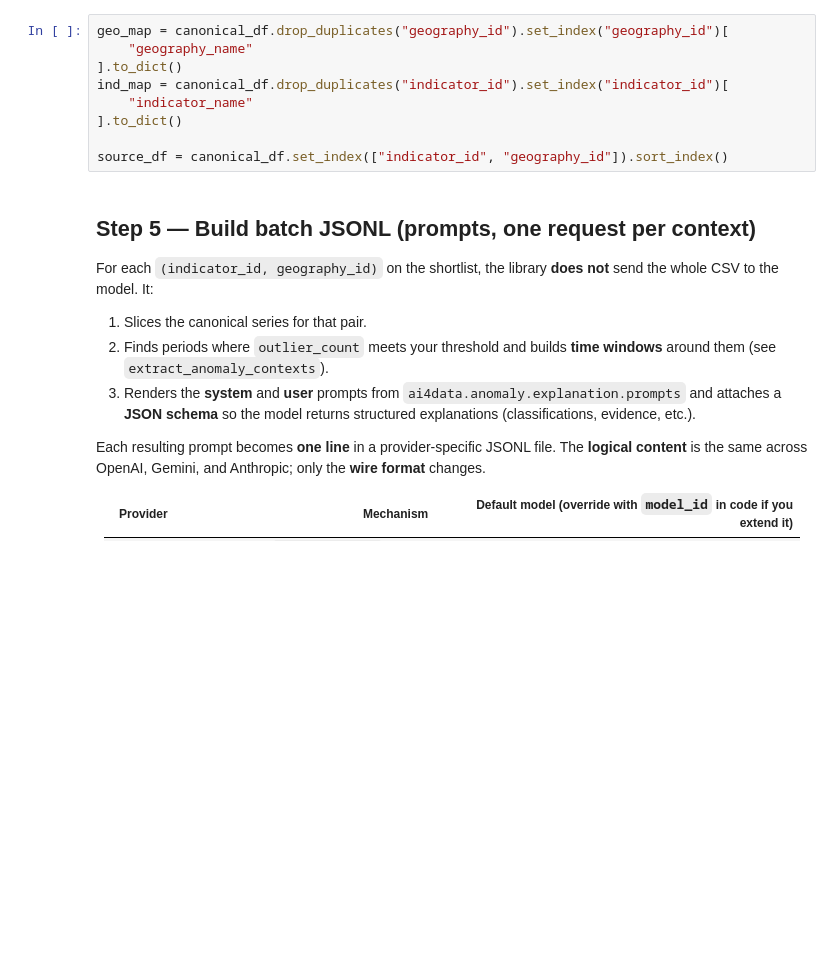
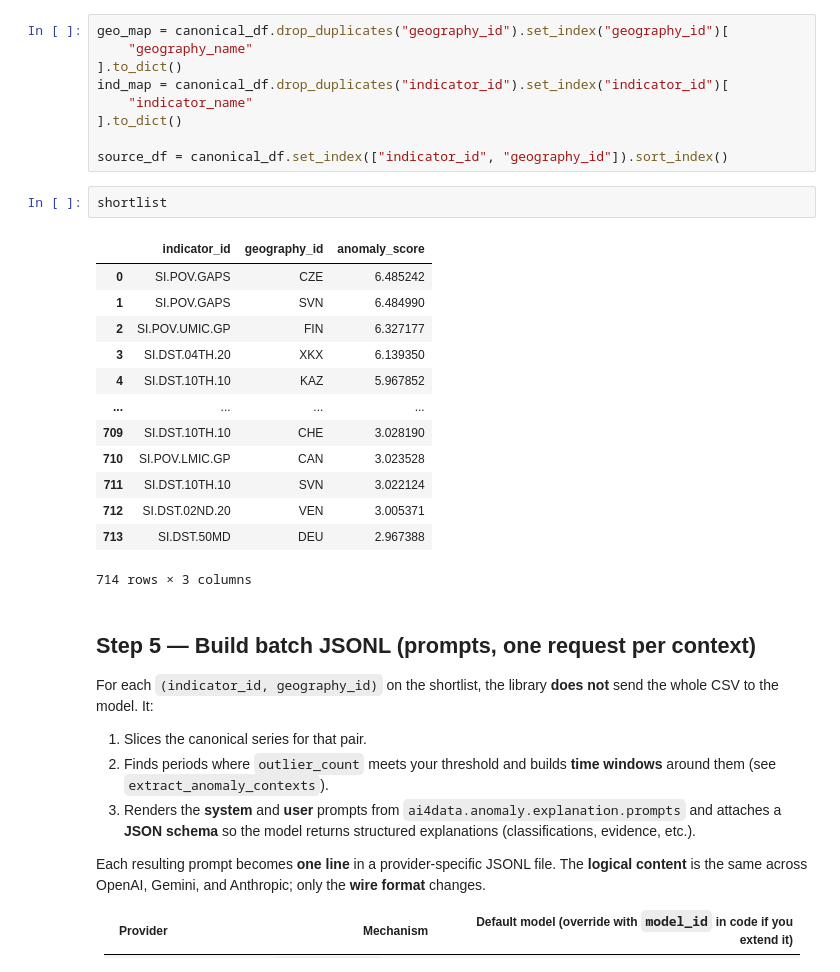
Before and after one commit to worldbank/ai4data, a Jupyter notebook: notebooks/data-anomaly/WDI_Long_Format_Anomaly_Explanation.ipynb, the cells around one changed output. Cells and saved outputs as stored; diff of their text form; blank space fills up the shorter version.

Commit message:
Add shortlist preview
Signed-off-by: Aivin V. Solatorio <avsolatorio@gmail.com>

```diff
--- a/notebooks/data-anomaly/WDI_Long_Format_Anomaly_Explanation.ipynb
+++ b/notebooks/data-anomaly/WDI_Long_Format_Anomaly_Explanation.ipynb
@@ -238,6 +238,22 @@ ind_map = canonical_df.drop_duplicates("indicator_id").set_index("indicator_id")
 ].to_dict()
 
 source_df = canonical_df.set_index(["indicator_id", "geography_id"]).sort_index()
+# %%
+shortlist
+# %% [output]
+|  | indicator_id | geography_id | anomaly_score |
+| 0 | SI.POV.GAPS | CZE | 6.485242 |
+| 1 | SI.POV.GAPS | SVN | 6.484990 |
+| 2 | SI.POV.UMIC.GP | FIN | 6.327177 |
+| 3 | SI.DST.04TH.20 | XKX | 6.139350 |
+| 4 | SI.DST.10TH.10 | KAZ | 5.967852 |
+| ... | ... | ... | ... |
+| 709 | SI.DST.10TH.10 | CHE | 3.028190 |
+| 710 | SI.POV.LMIC.GP | CAN | 3.023528 |
+| 711 | SI.DST.10TH.10 | SVN | 3.022124 |
+| 712 | SI.DST.02ND.20 | VEN | 3.005371 |
+| 713 | SI.DST.50MD | DEU | 2.967388 |
+714 rows × 3 columns
 # %% [markdown]
 ## Step 5 — Build batch JSONL (prompts, one request per context)
 
```
